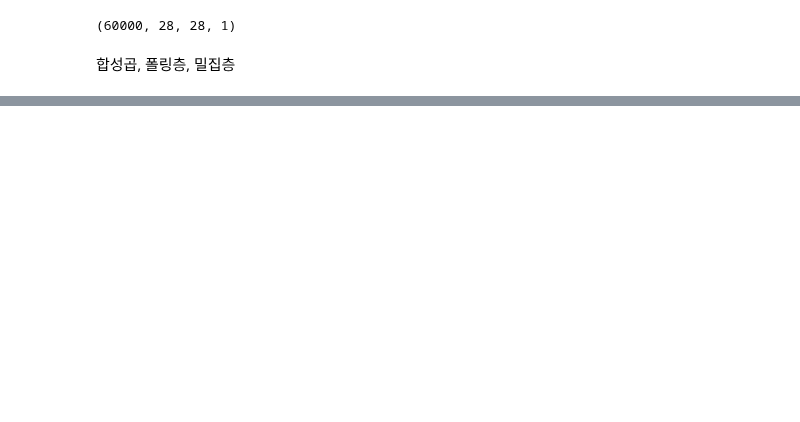
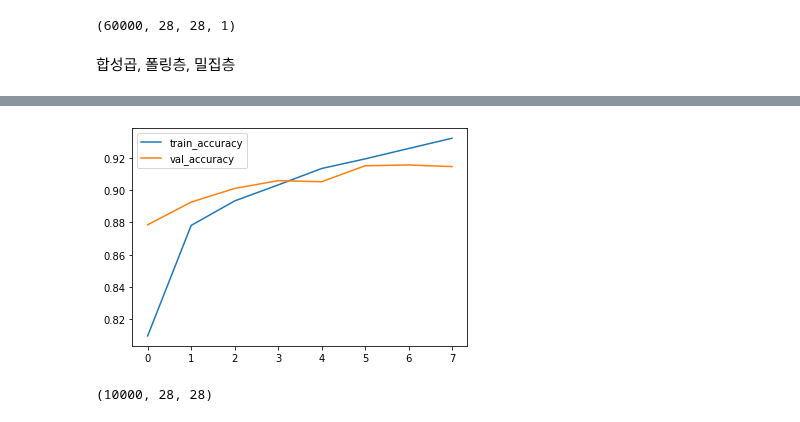
Before and after one commit to leekyuyoung20221226/python, a Jupyter notebook: 머신러닝_20230314.ipynb, the cells around one changed output, grey strips where cells are left out. Cells and saved outputs as stored; diff of their text form; code cells hidden in the pictures; blank space fills up the shorter version.

```diff
--- a/머신러닝_20230314.ipynb
+++ b/머신러닝_20230314.ipynb
@@ -80,0 +98,11 @@ hist = model.fit(x_train,y_train,epochs=20,
+# %%
+plt.plot(hist.history['accuracy'], label = 'train_accuracy')
+plt.plot(hist.history['val_accuracy'], label = 'val_accuracy')
+plt.legend()
+plt.show()
+# %% [output]
+[figure, added]
+# %%
+test_input.shape
+# %% [output]
+(10000, 28, 28)
```
Also changed, not shown: parts of 19 cells of this notebook.
